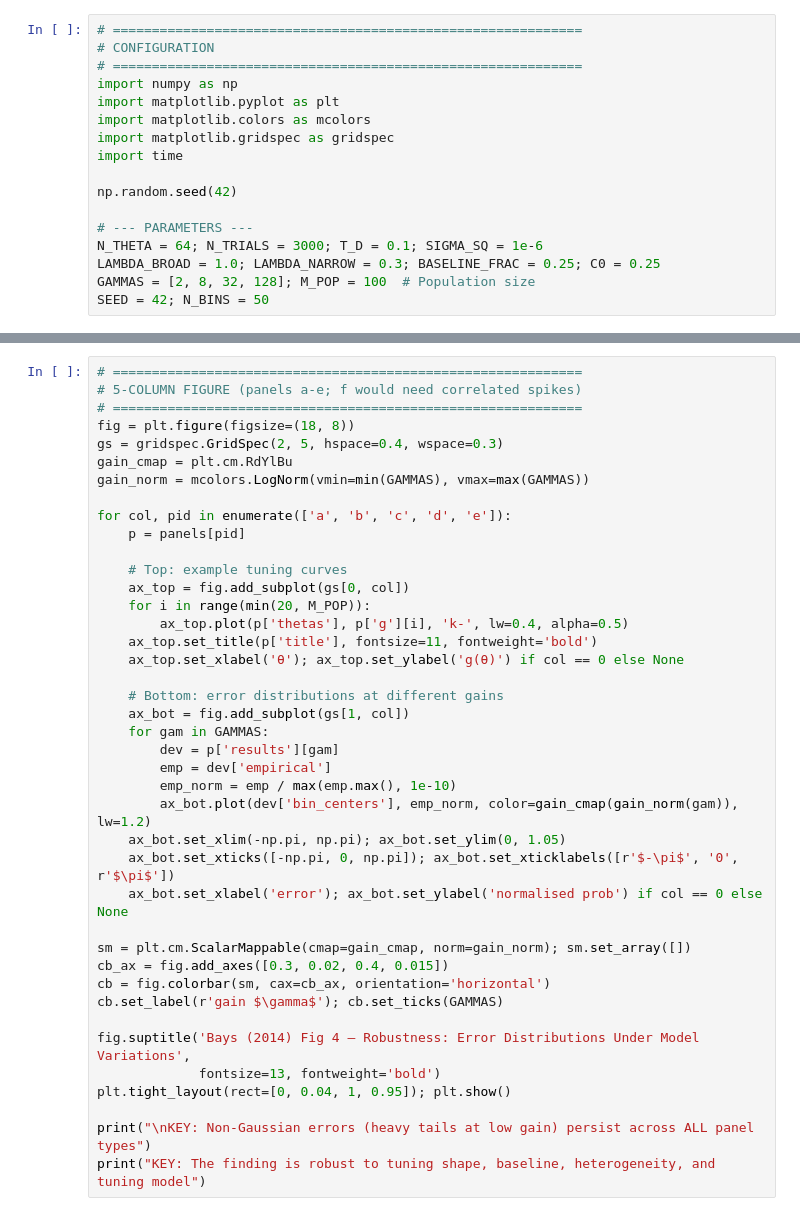
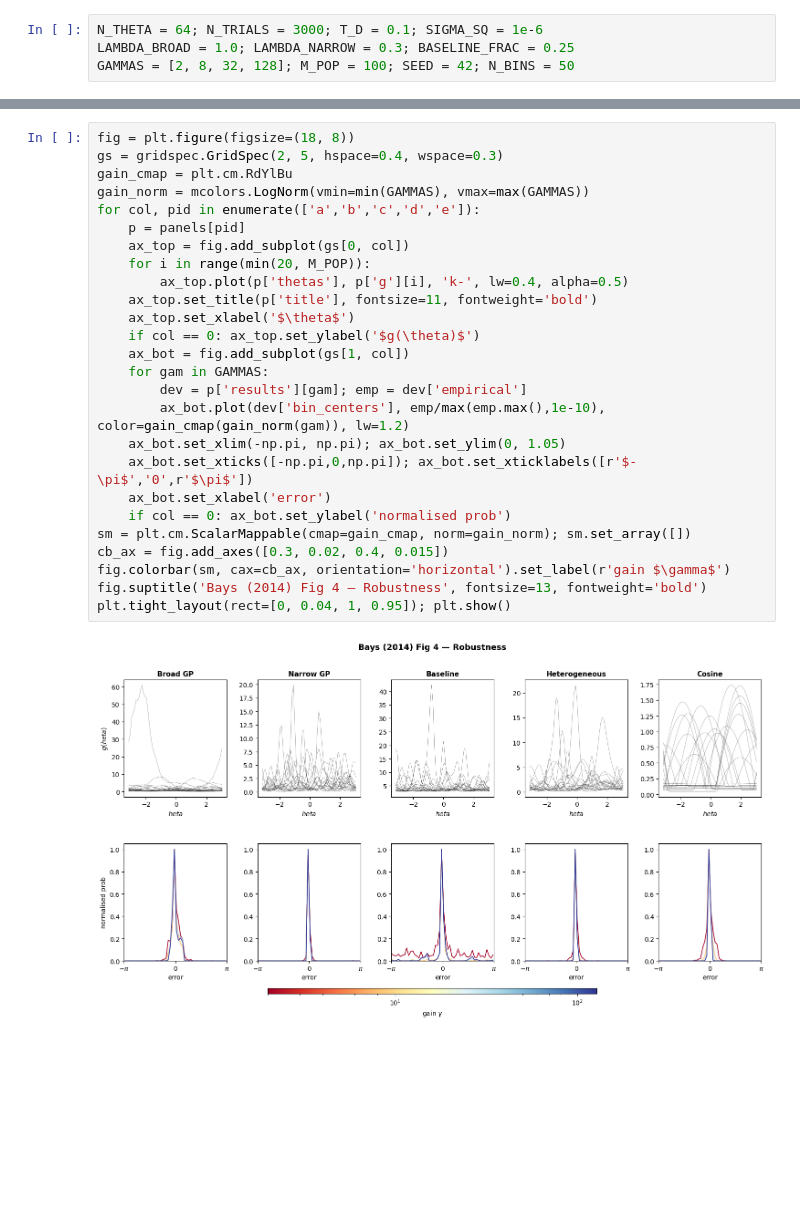
Before and after one commit to YashBit/cbl_cambridge_mphil_2025, a Jupyter notebook: equivalence_model_v0.1/experiments/bays_equivalence/bays_figure_4_notebook.ipynb, the cells around one changed output, grey strips where cells are left out. Saved outputs shown, nothing was run; the diff lists cells and outputs as text; blank space fills up the shorter version.

```diff
--- a/equivalence_model_v0.1/experiments/bays_equivalence/bays_figure_4_notebook.ipynb
+++ b/equivalence_model_v0.1/experiments/bays_equivalence/bays_figure_4_notebook.ipynb
@@ -22,17 +63,4 @@ Six panels, each modifying one aspect:
 # %%
-# ============================================================
-# CONFIGURATION
-# ============================================================
-import numpy as np
-import matplotlib.pyplot as plt
-import matplotlib.colors as mcolors
-import matplotlib.gridspec as gridspec
-import time
-
-np.random.seed(42)
-
-# --- PARAMETERS ---
 N_THETA = 64; N_TRIALS = 3000; T_D = 0.1; SIGMA_SQ = 1e-6
-LAMBDA_BROAD = 1.0; LAMBDA_NARROW = 0.3; BASELINE_FRAC = 0.25; C0 = 0.25
-GAMMAS = [2, 8, 32, 128]; M_POP = 100  # Population size
-SEED = 42; N_BINS = 50
+LAMBDA_BROAD = 1.0; LAMBDA_NARROW = 0.3; BASELINE_FRAC = 0.25
+GAMMAS = [2, 8, 32, 128]; M_POP = 100; SEED = 42; N_BINS = 50
@@ -206,41 +134,28 @@ print(f"\nAll panels done in {time.time()-t0:.1f}s")
 # %%
-# ============================================================
-# 5-COLUMN FIGURE (panels a-e; f would need correlated spikes)
-# ============================================================
 fig = plt.figure(figsize=(18, 8))
 gs = gridspec.GridSpec(2, 5, hspace=0.4, wspace=0.3)
 gain_cmap = plt.cm.RdYlBu
 gain_norm = mcolors.LogNorm(vmin=min(GAMMAS), vmax=max(GAMMAS))
-
-for col, pid in enumerate(['a', 'b', 'c', 'd', 'e']):
+for col, pid in enumerate(['a','b','c','d','e']):
     p = panels[pid]
-
-    # Top: example tuning curves
     ax_top = fig.add_subplot(gs[0, col])
     for i in range(min(20, M_POP)):
         ax_top.plot(p['thetas'], p['g'][i], 'k-', lw=0.4, alpha=0.5)
     ax_top.set_title(p['title'], fontsize=11, fontweight='bold')
-    ax_top.set_xlabel('θ'); ax_top.set_ylabel('g(θ)') if col == 0 else None
-
-    # Bottom: error distributions at different gains
+    ax_top.set_xlabel('$\theta$')
+    if col == 0: ax_top.set_ylabel('$g(\theta)$')
     ax_bot = fig.add_subplot(gs[1, col])
     for gam in GAMMAS:
-        dev = p['results'][gam]
-        emp = dev['empirical']
-        emp_norm = emp / max(emp.max(), 1e-10)
-        ax_bot.plot(dev['bin_centers'], emp_norm, color=gain_cmap(gain_norm(gam)), lw=1.2)
+        dev = p['results'][gam]; emp = dev['empirical']
+        ax_bot.plot(dev['bin_centers'], emp/max(emp.max(),1e-10), color=gain_cmap(gain_norm(gam)), lw=1.2)
     ax_bot.set_xlim(-np.pi, np.pi); ax_bot.set_ylim(0, 1.05)
-    ax_bot.set_xticks([-np.pi, 0, np.pi]); ax_bot.set_xticklabels([r'$-\pi$', '0', r'$\pi$'])
-    ax_bot.set_xlabel('error'); ax_bot.set_ylabel('normalised prob') if col == 0 else None
-
+    ax_bot.set_xticks([-np.pi,0,np.pi]); ax_bot.set_xticklabels([r'$-\pi$','0',r'$\pi$'])
+    ax_bot.set_xlabel('error')
+    if col == 0: ax_bot.set_ylabel('normalised prob')
 sm = plt.cm.ScalarMappable(cmap=gain_cmap, norm=gain_norm); sm.set_array([])
 cb_ax = fig.add_axes([0.3, 0.02, 0.4, 0.015])
-cb = fig.colorbar(sm, cax=cb_ax, orientation='horizontal')
-cb.set_label(r'gain $\gamma$'); cb.set_ticks(GAMMAS)
-
-fig.suptitle('Bays (2014) Fig 4 — Robustness: Error Distributions Under Model Variations',
-             fontsize=13, fontweight='bold')
+fig.colorbar(sm, cax=cb_ax, orientation='horizontal').set_label(r'gain $\gamma$')
+fig.suptitle('Bays (2014) Fig 4 — Robustness', fontsize=13, fontweight='bold')
 plt.tight_layout(rect=[0, 0.04, 1, 0.95]); plt.show()
-
-print("\nKEY: Non-Gaussian errors (heavy tails at low gain) persist across ALL panel types")
-print("KEY: The finding is robust to tuning shape, baseline, heterogeneity, and tuning model")
+# %% [output]
+[figure, added]
```
Also changed, not shown: parts of 9 cells of this notebook, 14 other files.
